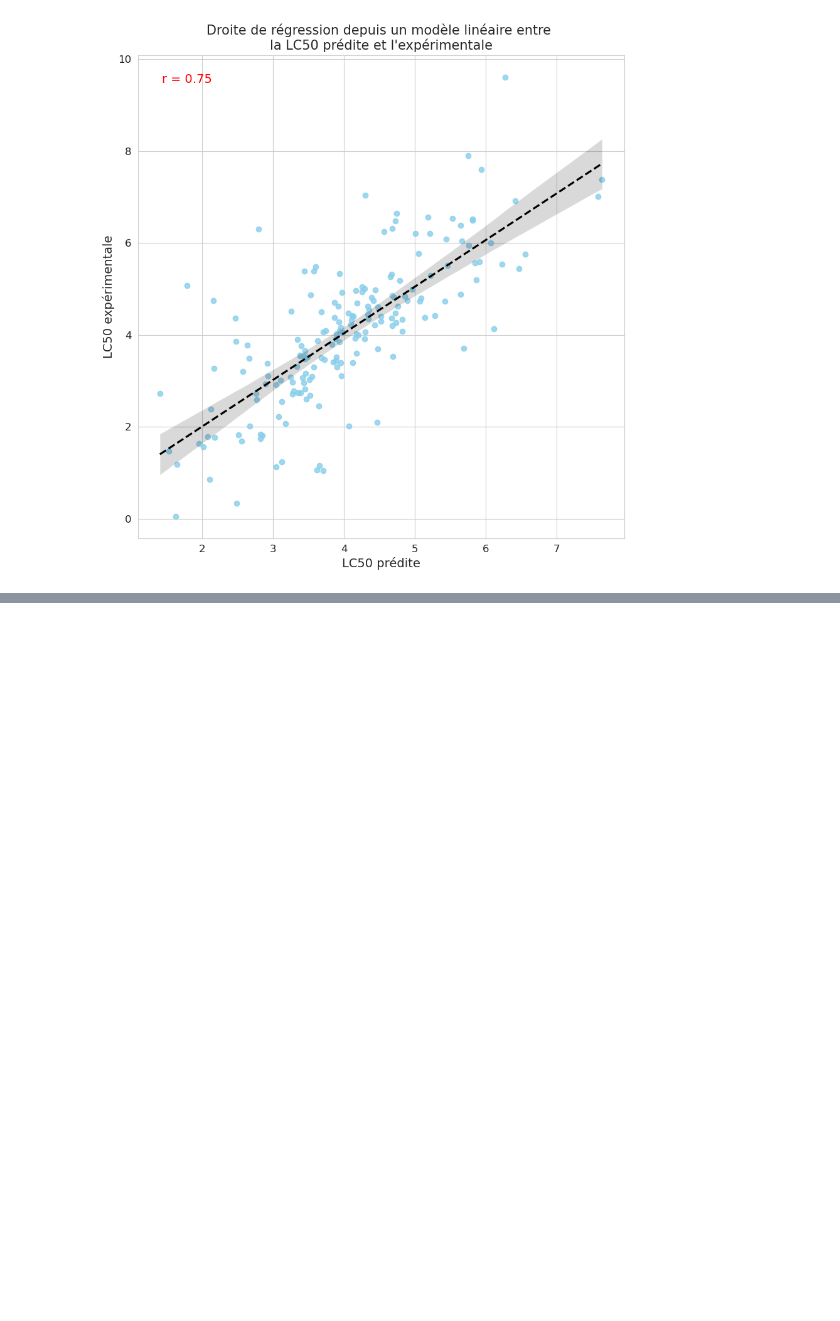
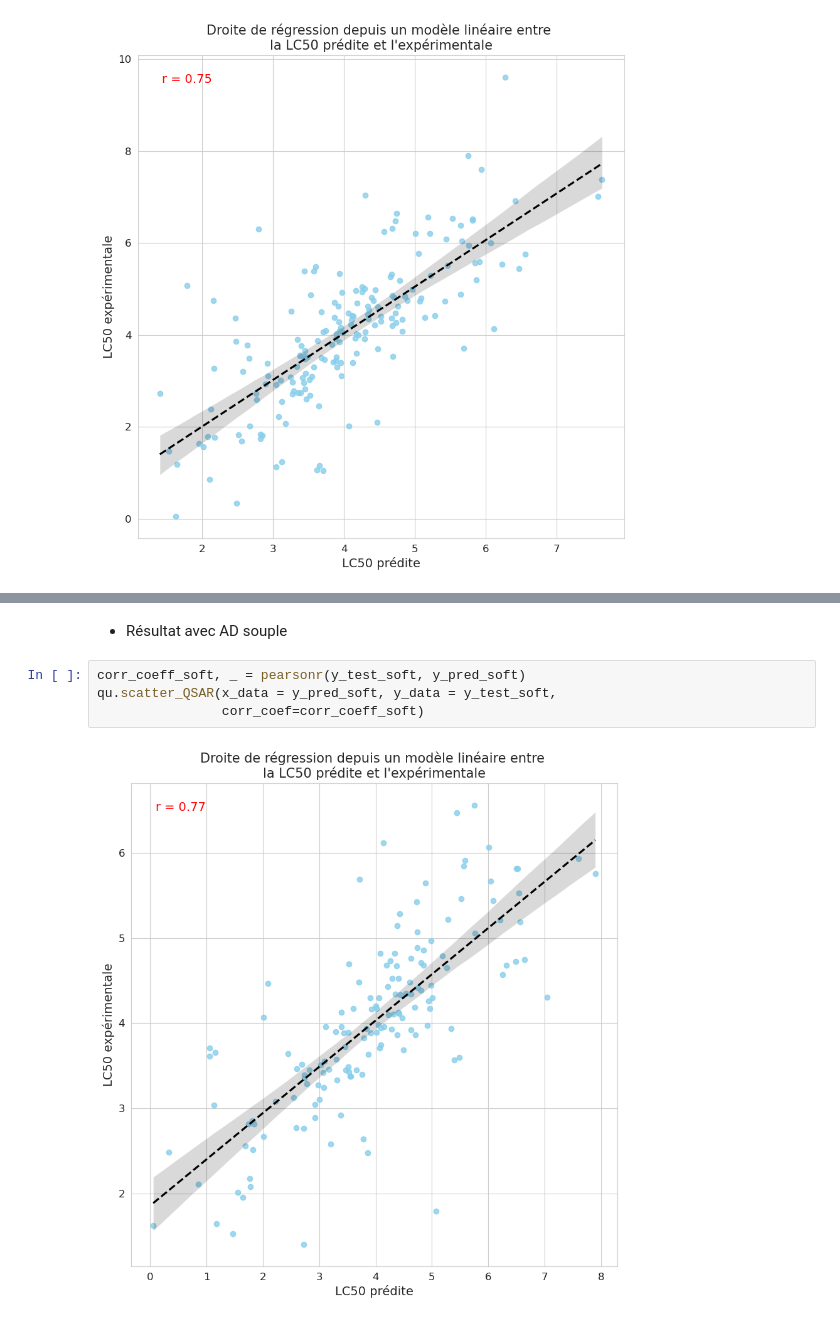
Before and after one commit to Edmondbrn/projet_IA_QSAR, a Jupyter notebook: regression_lineaire.ipynb, the cells around one changed output, grey strips where cells are left out. Drawn from its saved outputs; the diff is of its cells as text; blank space fills up the shorter version.

```diff
--- a/regression_lineaire.ipynb
+++ b/regression_lineaire.ipynb
@@ -91,0 +56,8 @@ qu.scatter_QSAR(x_data = predicted_LC50_test, y_data = df_LC50_test,
+# %% [markdown]
+- Résultat avec AD souple
+# %%
+corr_coeff_soft, _ = pearsonr(y_test_soft, y_pred_soft)
+qu.scatter_QSAR(x_data = y_pred_soft, y_data = y_test_soft,
+                corr_coef=corr_coeff_soft)
+# %% [output]
+[figure, added]
```
Also changed, not shown: parts of 19 cells of this notebook, 4 other files.
